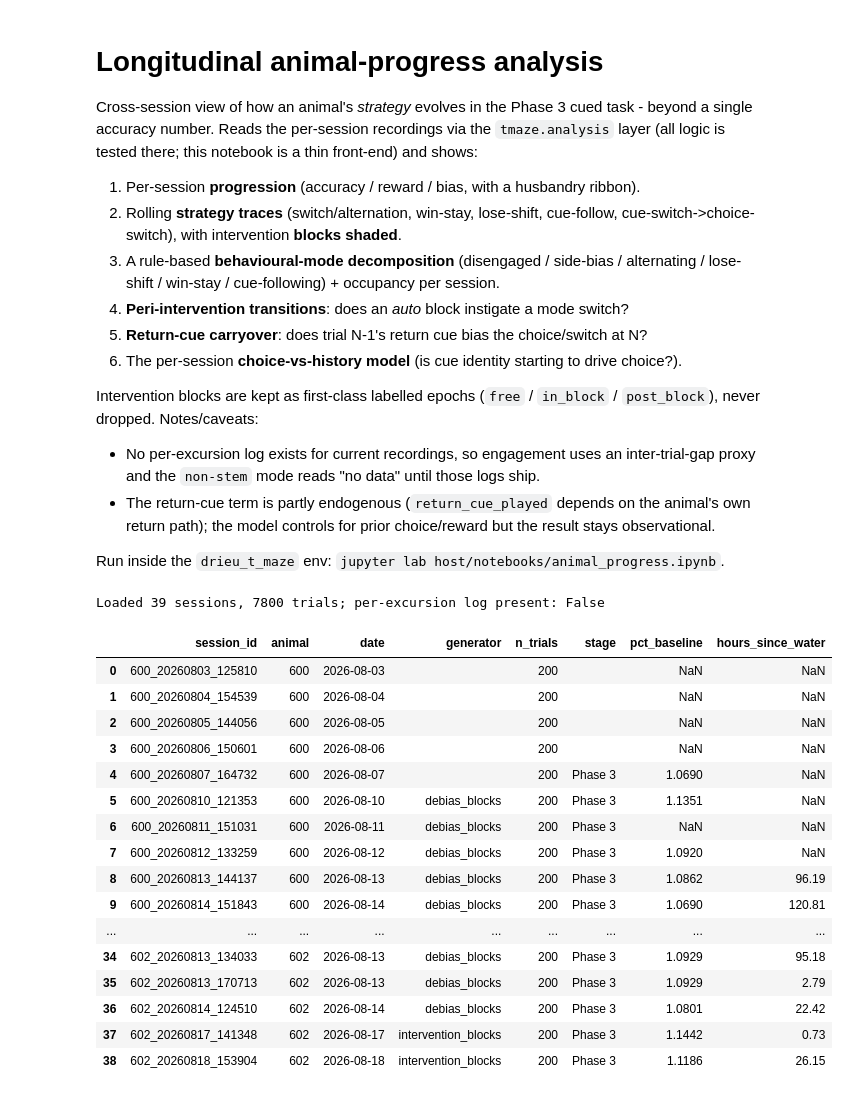
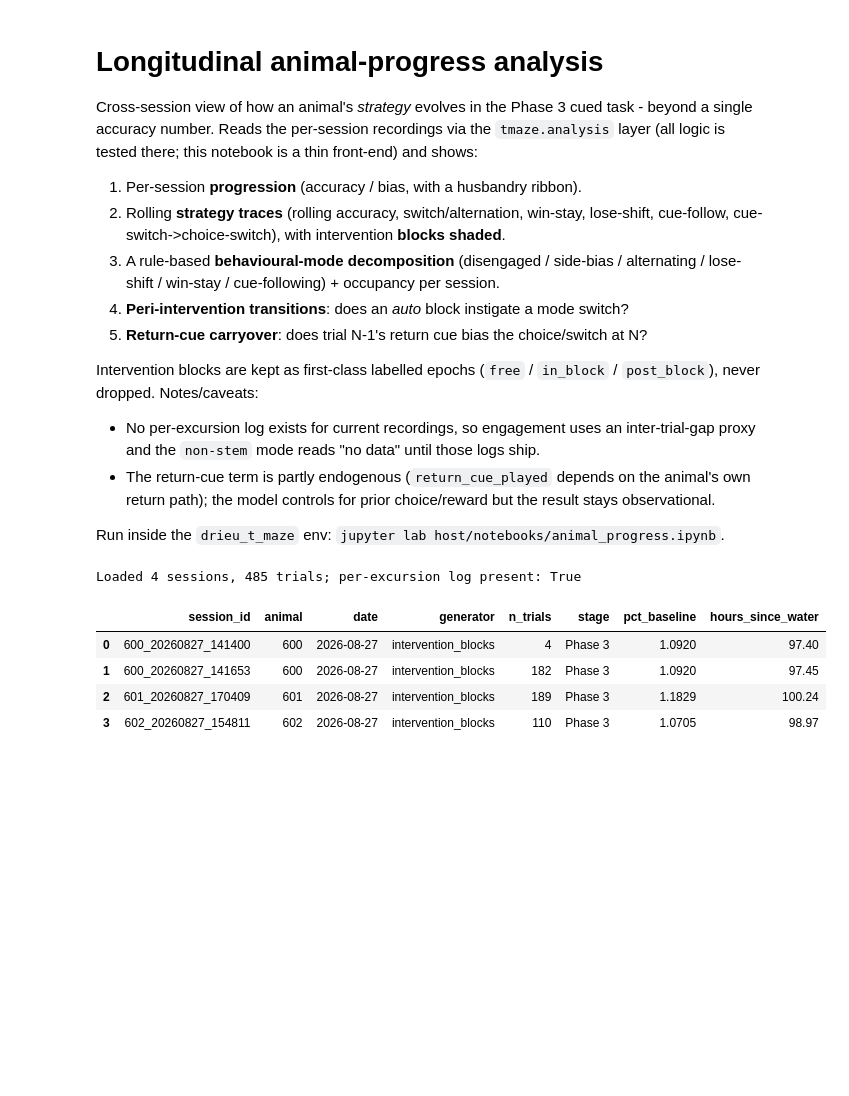
Before and after one commit to Drieu-Lab/os_code_t_maze, a Jupyter notebook: host/notebooks/animal_progress.ipynb, the cells around one changed output. Drawn from its saved outputs; the diff is of its cells as text; code cells hidden in the pictures; blank space fills up the shorter version.

```diff
--- a/host/notebooks/animal_progress.ipynb
+++ b/host/notebooks/animal_progress.ipynb
@@ -6,15 +6,14 @@ beyond a single accuracy number. Reads the per-session recordings via the
 `tmaze.analysis` layer (all logic is tested there; this notebook is a thin
 front-end) and shows:
 
-1. Per-session **progression** (accuracy / reward / bias, with a husbandry ribbon).
-2. Rolling **strategy traces** (switch/alternation, win-stay, lose-shift, cue-follow,
-   cue-switch->choice-switch), with intervention **blocks shaded**.
+1. Per-session **progression** (accuracy / bias, with a husbandry ribbon).
+2. Rolling **strategy traces** (rolling accuracy, switch/alternation, win-stay,
+   lose-shift, cue-follow, cue-switch->choice-switch), with intervention
+   **blocks shaded**.
 3. A rule-based **behavioural-mode decomposition** (disengaged / side-bias /
    alternating / lose-shift / win-stay / cue-following) + occupancy per session.
 4. **Peri-intervention transitions**: does an *auto* block instigate a mode switch?
 5. **Return-cue carryover**: does trial N-1's return cue bias the choice/switch at N?
-6. The per-session **choice-vs-history model** (is cue identity starting to drive
-   choice?).
 
 Intervention blocks are kept as first-class labelled epochs (`free` / `in_block` /
 `post_block`), never dropped. Notes/caveats:
@@ -37,12 +36,13 @@ from tmaze.analysis import (
     rolling_metrics,
     mode_label,
     intervention_response,
-    choice_model,
+    progression,
+    return_cue,
 )
 
 ANIMALS = ("600", "601", "602")   # which animals to load
-START_DATE = "2026-08-03"                  # inclusive "YYYY-MM-DD" lower bound, or None
-END_DATE = "2026-08-18"                    # inclusive "YYYY-MM-DD" upper bound, or None
+START_DATE = "2026-08-27"                  # inclusive "YYYY-MM-DD" lower bound, or None
+END_DATE = "2026-08-27"                    # inclusive "YYYY-MM-DD" upper bound, or None
 WINDOW = 20                        # rolling window (completed trials)
 POST_WINDOW = 10                   # NORMAL trials after a block that count as post-block
 PRE_POST = 15                      # peri-intervention pre/post window (trials)
@@ -54,56 +54,28 @@ pd.set_option("display.width", 160)
 # %%
 ## 2. Load sessions + shared helpers
 data = bundle_reader.load_animals(ANIMALS, START_DATE, END_DATE, RECORDINGS_ROOT)
 signals = choice_signals.add_signals(data.trials, post_window=POST_WINDOW)
 HAS_EXC = rolling_metrics.has_excursion_data(data.excursions)
 print(f"Loaded {len(data.sessions)} sessions, {len(signals)} trials; "
       f"per-excursion log present: {HAS_EXC}")
 
 
 def animal_signals(animal):
     return signals[signals["animal"] == animal].copy()
 
 
-def session_summary(sig):
-    """Per-session free-trial accuracy / reward / side bias, in session order."""
-    c = sig[choice_signals.bool_series(sig["completed"])]
-    free = c[c["epoch"] == choice_signals.EPOCH_FREE]
-    if free.empty:
-        return pd.DataFrame()
-    return (
-        free.groupby(["animal", "session_id", "date"], sort=False)
-        .agg(
-            n_free=("correct", "size"),
-            accuracy=("correct", "mean"),
-            reward_rate=("reward", lambda s: (s == 1).mean()),
-            side_bias_left=("choice", lambda s: (s == "LEFT").mean()),
-        )
-        .reset_index()
-    )
-
-
-summ = session_summary(signals)
+# Per-session accuracy + left-choice bias over out-of-block trials (tested in
+# tmaze.analysis.progression; same baseline set as the GUI - see ADR-0132).
+summ = progression.per_session_summary(signals)
 data.sessions[["session_id", "animal", "date", "generator", "n_trials",
                "stage", "pct_baseline", "hours_since_water"]]
 # %% [output]
-Loaded 39 sessions, 7800 trials; per-excursion log present: False
+Loaded 4 sessions, 485 trials; per-excursion log present: True
 |  | session_id | animal | date | generator | n_trials | stage | pct_baseline | hours_since_water |
-| 0 | 600_20260803_125810 | 600 | 2026-08-03 |  | 200 |  | NaN | NaN |
-| 1 | 600_20260804_154539 | 600 | 2026-08-04 |  | 200 |  | NaN | NaN |
-| 2 | 600_20260805_144056 | 600 | 2026-08-05 |  | 200 |  | NaN | NaN |
-| 3 | 600_20260806_150601 | 600 | 2026-08-06 |  | 200 |  | NaN | NaN |
-| 4 | 600_20260807_164732 | 600 | 2026-08-07 |  | 200 | Phase 3 | 1.0690 | NaN |
-| 5 | 600_20260810_121353 | 600 | 2026-08-10 | debias_blocks | 200 | Phase 3 | 1.1351 | NaN |
-| 6 | 600_20260811_151031 | 600 | 2026-08-11 | debias_blocks | 200 | Phase 3 | NaN | NaN |
-| 7 | 600_20260812_133259 | 600 | 2026-08-12 | debias_blocks | 200 | Phase 3 | 1.0920 | NaN |
-| 8 | 600_20260813_144137 | 600 | 2026-08-13 | debias_blocks | 200 | Phase 3 | 1.0862 | 96.19 |
-| 9 | 600_20260814_151843 | 600 | 2026-08-14 | debias_blocks | 200 | Phase 3 | 1.0690 | 120.81 |
-| ... | ... | ... | ... | ... | ... | ... | ... | ... |
-| 34 | 602_20260813_134033 | 602 | 2026-08-13 | debias_blocks | 200 | Phase 3 | 1.0929 | 95.18 |
-| 35 | 602_20260813_170713 | 602 | 2026-08-13 | debias_blocks | 200 | Phase 3 | 1.0929 | 2.79 |
-| 36 | 602_20260814_124510 | 602 | 2026-08-14 | debias_blocks | 200 | Phase 3 | 1.0801 | 22.42 |
-| 37 | 602_20260817_141348 | 602 | 2026-08-17 | intervention_blocks | 200 | Phase 3 | 1.1442 | 0.73 |
-| 38 | 602_20260818_153904 | 602 | 2026-08-18 | intervention_blocks | 200 | Phase 3 | 1.1186 | 26.15 |
+| 0 | 600_20260827_141400 | 600 | 2026-08-27 | intervention_blocks | 4 | Phase 3 | 1.0920 | 97.40 |
+| 1 | 600_20260827_141653 | 600 | 2026-08-27 | intervention_blocks | 182 | Phase 3 | 1.0920 | 97.45 |
+| 2 | 601_20260827_170409 | 601 | 2026-08-27 | intervention_blocks | 189 | Phase 3 | 1.1829 | 100.24 |
+| 3 | 602_20260827_154811 | 602 | 2026-08-27 | intervention_blocks | 110 | Phase 3 | 1.0705 | 98.97 |
 # %%
 ## 3. Per-session progression (all animals)
 def plot_progression(animal):
```
Also changed, not shown: parts of 6 cells of this notebook, 37 other files.
